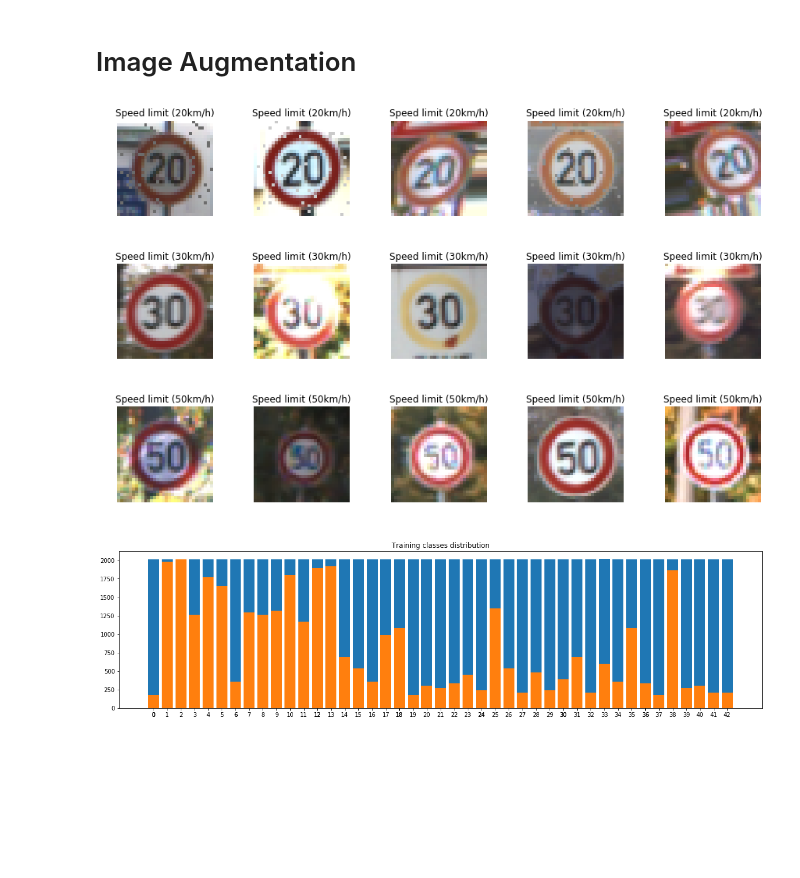
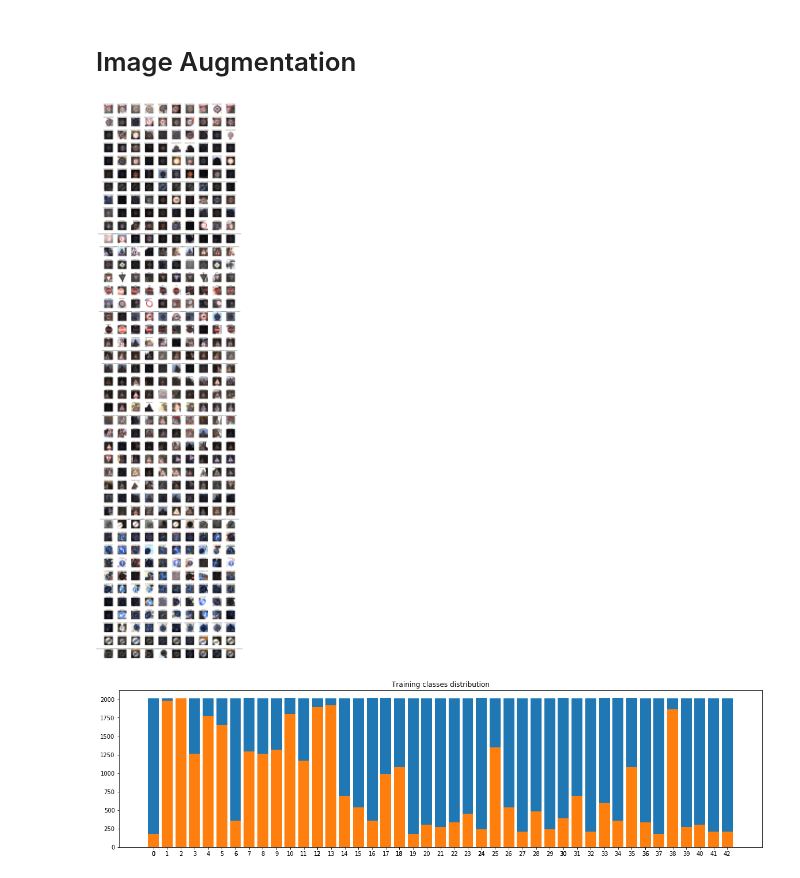
Before and after one commit to cfficaurzua/P2-SDCND, a Jupyter notebook: Traffic_Sign_Classifier.ipynb, the cells around one changed output. Drawn from its saved outputs; the diff is of its cells as text; code cells hidden in the pictures; blank space fills up the shorter version.

Commit message:
flip functions bug fixes

```diff
--- a/Traffic_Sign_Classifier.ipynb
+++ b/Traffic_Sign_Classifier.ipynb
@@ -213,18 +232,27 @@ def augment_data(sample_set, labels_set, required_augdata, functions,args):
 # %%
-functions=[destroy_augmentation,transform_augmentation]
+force_data_augmentation = True
+functions=[destroy_augmentation,transform_augmentation,flip_augmentation]
 args = {'mode':'edge',
-     'destroy_intensity':50}
-try:
-    new_data = pickle.load(open('new_data.p','rb'))
-except(OSError, IOError) as e:
+        'destroy_intensity':50,
+        'samples_per_iteration': 10}
+
+
+if force_data_augmentation:
     required_augdata = get_required_augdata(classes_count)
     new_data = augment_data(X_train,y_train, required_augdata,functions,args)
     pickle.dump(new_data, open('new_data.p','wb'))
+else:
+    try:
+        new_data = pickle.load(open('new_data.p','rb'))
+    except(OSError, IOError) as e:
+        required_augdata = get_required_augdata(classes_count)
+        new_data = augment_data(X_train,y_train, required_augdata,functions,args)
+        pickle.dump(new_data, open('new_data.p','wb'))
 # %%
 
-plotGrid(new_data['x'],new_data['y'],signnames,5,3)
+plotGrid(new_data['x'],new_data['y'],signnames,10,43)
 # %% [output]
-[figure, old version]
+[figure, new version]
 # %%
 aug_classes, aug_counts = np.unique(new_data['y'], return_counts=True)
 classes_count_aug = dict(zip(aug_classes, aug_counts))
```
Also changed, not shown: parts of 10 cells of this notebook.
